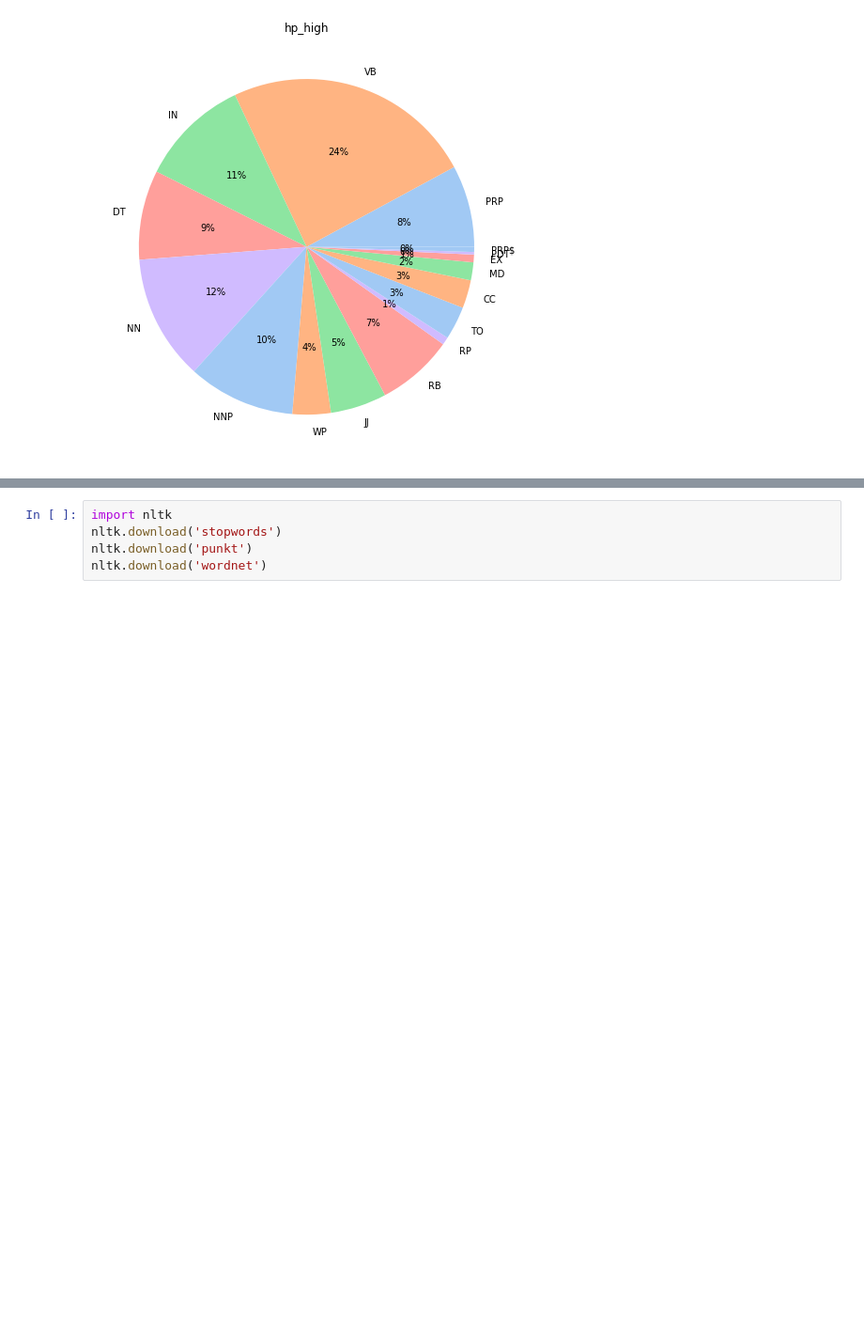
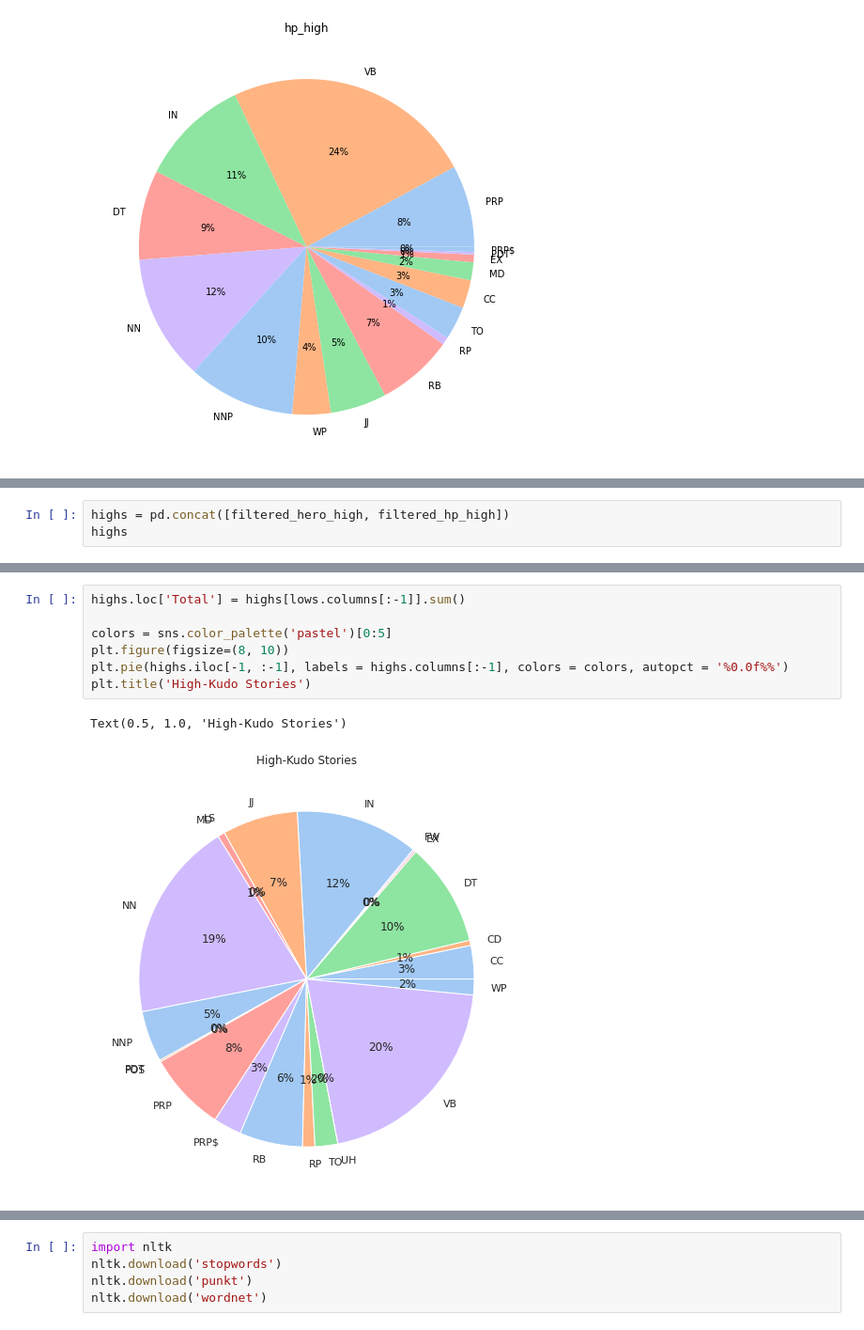
Before and after one commit to kelseyneis/narrative_transportation, a Jupyter notebook: 8980_narrative_project.ipynb, the cells around one changed output, grey strips where cells are left out. Shown: that part at 94% size. Cells and saved outputs as stored; diff of their text form; blank space fills up the shorter version.

```diff
--- a/8980_narrative_project.ipynb
+++ b/8980_narrative_project.ipynb
@@ -285,0 +547,3 @@ done processhp_high
+# %%
+highs = pd.concat([filtered_hero_high, filtered_hp_high])
+highs
@@ -285,0 +723,10 @@ done processhp_high
+# %%
+highs.loc['Total'] = highs[lows.columns[:-1]].sum()
+
+colors = sns.color_palette('pastel')[0:5]
+plt.figure(figsize=(8, 10))
+plt.pie(highs.iloc[-1, :-1], labels = highs.columns[:-1], colors = colors, autopct = '%0.0f%%')
+plt.title('High-Kudo Stories')
+# %% [output]
+Text(0.5, 1.0, 'High-Kudo Stories')
+[figure, added]
```
Also changed, not shown: parts of 38 cells of this notebook.
